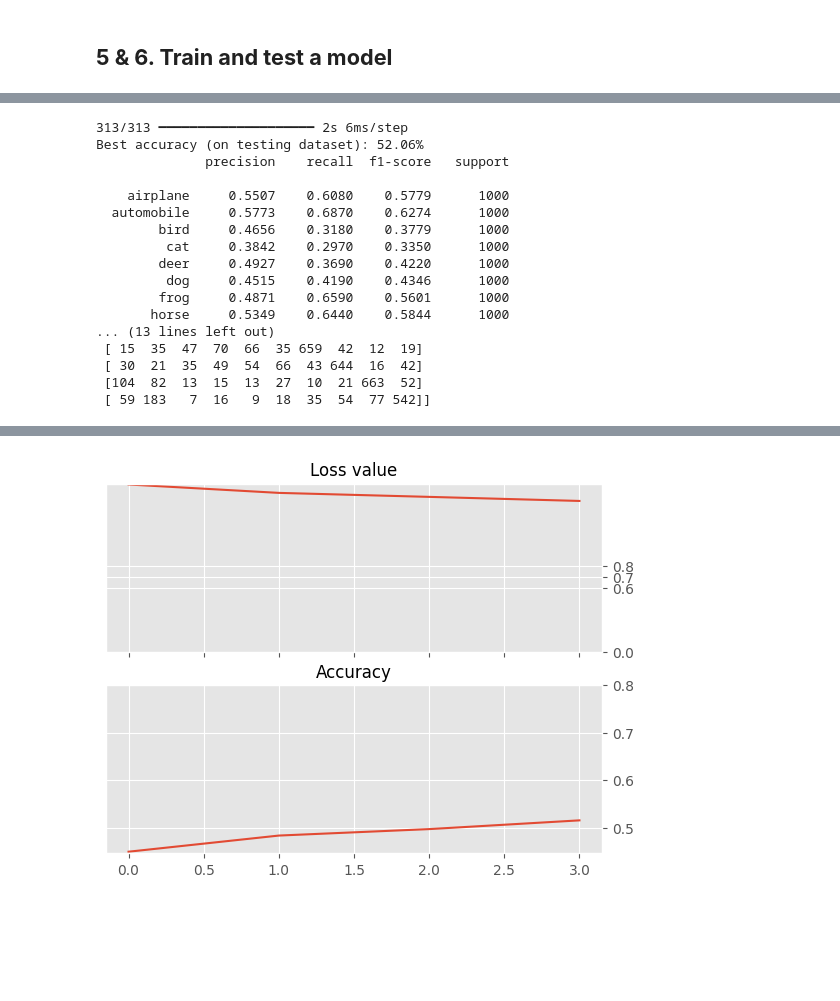
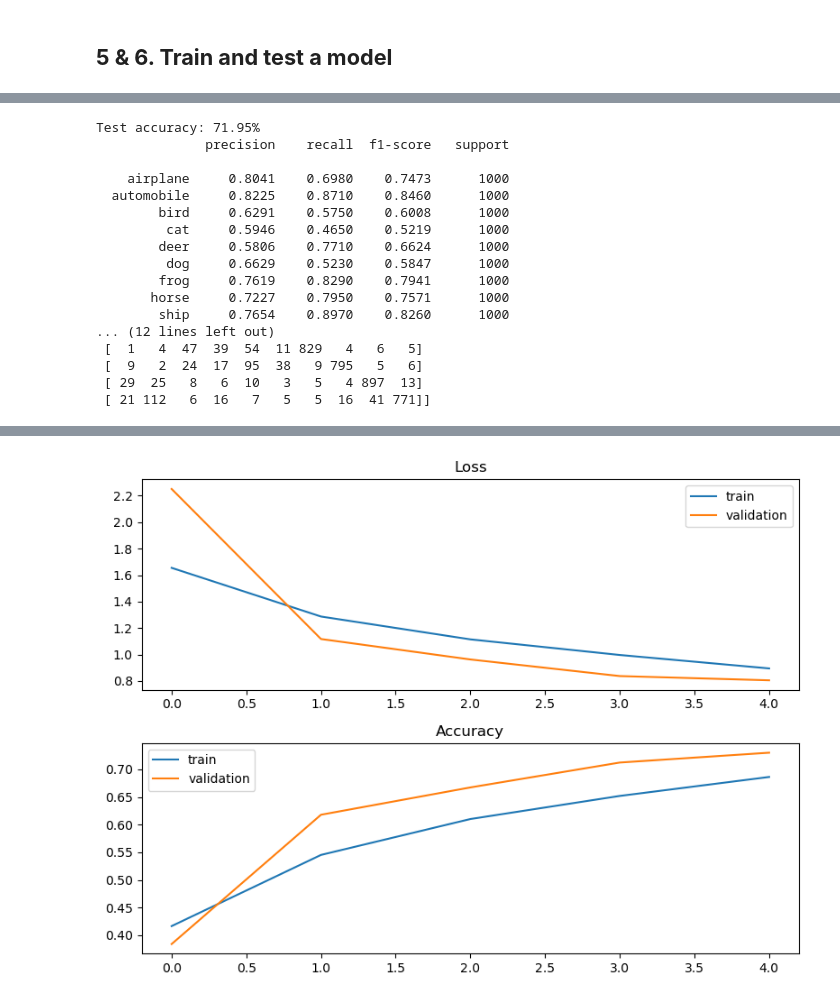
Before and after one commit to LOVEIII486/ISY5002-Workshop, a Jupyter notebook: Part2/Day 2/Day 2 PM/PRMLS_day2_computer_vision_with_cifar10.ipynb, the cells around one changed output, grey strips where cells are left out. Cells and saved outputs as stored; diff of their text form; code cells hidden in the pictures; blank space fills up the shorter version.

```diff
--- a/Part2/Day 2/Day 2 PM/PRMLS_day2_computer_vision_with_cifar10.ipynb
+++ b/Part2/Day 2/Day 2 PM/PRMLS_day2_computer_vision_with_cifar10.ipynb
@@ -237,58 +241,45 @@ drwxr-xr-x 1 root root 4.0K Aug 10 13:26 sample_data
 # %%
 # Calculate accuracy and confusion matrix
-# import sklearn.metrics as metrics
-#X_new = X_test[:10] # pretend we have new images
-#y_new = y_test_encoded[:10]
-#y_pred = model.predict(X_new)
-y_pred = model.predict(X_test)
-
+y_pred = model.predict(X_test, verbose=0)
 predout = np.argmax(y_pred, axis=1)
 testout = np.argmax(y_test_encoded, axis=1)
-# for Cifar 10
 labelname = ['airplane','automobile','bird','cat','deer','dog','frog','horse','ship','truck']
-unique_classes = np.unique(predout)
-adjusted_labelname = [labelname[i] for i in unique_classes] # Select labels corresponding to predicted classes
-
-testScores = metrics.accuracy_score(testout,predout)
-confusion = metrics.confusion_matrix(testout,predout)
-
-print("Best accuracy (on testing dataset): %.2f%%" % (testScores*100))
-print(metrics.classification_report(testout,predout,target_names=adjusted_labelname,digits=4))
+testScores = metrics.accuracy_score(testout, predout)
+confusion = metrics.confusion_matrix(testout, predout)
+print("Test accuracy: %.2f%%" % (testScores * 100))
+print(metrics.classification_report(testout, predout, labels=np.arange(num_classes), target_names=labelname, digits=4, zero_division=0))
 print(confusion)
 # %% [output]
-313/313 ━━━━━━━━━━━━━━━━━━━━ 2s 6ms/step
-Best accuracy (on testing dataset): 52.06%
+Test accuracy: 71.95%
               precision    recall  f1-score   support
 
-    airplane     0.5507    0.6080    0.5779      1000
-  automobile     0.5773    0.6870    0.6274      1000
-        bird     0.4656    0.3180    0.3779      1000
-         cat     0.3842    0.2970    0.3350      1000
-        deer     0.4927    0.3690    0.4220      1000
-         dog     0.4515    0.4190    0.4346      1000
-        frog     0.4871    0.6590    0.5601      1000
-       horse     0.5349    0.6440    0.5844      1000
-... (13 lines left out)
- [ 15  35  47  70  66  35 659  42  12  19]
- [ 30  21  35  49  54  66  43 644  16  42]
- [104  82  13  15  13  27  10  21 663  52]
- [ 59 183   7  16   9  18  35  54  77 542]]
+    airplane     0.8041    0.6980    0.7473      1000
+  automobile     0.8225    0.8710    0.8460      1000
+        bird     0.6291    0.5750    0.6008      1000
+         cat     0.5946    0.4650    0.5219      1000
+        deer     0.5806    0.7710    0.6624      1000
+         dog     0.6629    0.5230    0.5847      1000
+        frog     0.7619    0.8290    0.7941      1000
+       horse     0.7227    0.7950    0.7571      1000
+        ship     0.7654    0.8970    0.8260      1000
+... (12 lines left out)
+ [  1   4  47  39  54  11 829   4   6   5]
+ [  9   2  24  17  95  38   9 795   5   6]
+ [ 29  25   8   6  10   3   5   4 897  13]
+ [ 21 112   6  16   7   5   5  16  41 771]]
 # %%
-# plot the result
-# import pandas as pd
-records = pd.read_csv(modelname+'.csv')
-plt.figure()
+records = pd.read_csv(modelname + ".csv")
+plt.figure(figsize=(8, 6))
 plt.subplot(211)
-plt.plot(records['val_loss'])
-plt.yticks([0.00,0.60,0.70,0.80])
-plt.title('Loss value',fontsize=12)
-ax = plt.gca()
-ax.set_xticklabels([])
+plt.plot(records["loss"], label="train")
+plt.plot(records["val_loss"], label="validation")
+plt.title("Loss")
+plt.legend()
 plt.subplot(212)
-#plt.plot(records['val_acc'])
-plt.plot(records['val_accuracy'])
-#plt.plot(records.get('val_accuracy', records.get('val_acc')))
-plt.yticks([0.5,0.6,0.7,0.8])
-plt.title('Accuracy',fontsize=12)
+plt.plot(records["accuracy"], label="train")
+plt.plot(records["val_accuracy"], label="validation")
+plt.title("Accuracy")
+plt.legend()
+plt.tight_layout()
 plt.show()
 # %% [output]
@@ -312 +286 @@ WARNING:matplotlib.font_manager:findfont: Font family 'Arial' not found.
-[figure, old version]
+[figure, new version]
```
Also changed, not shown: parts of 10 cells of this notebook, 6 other files.
